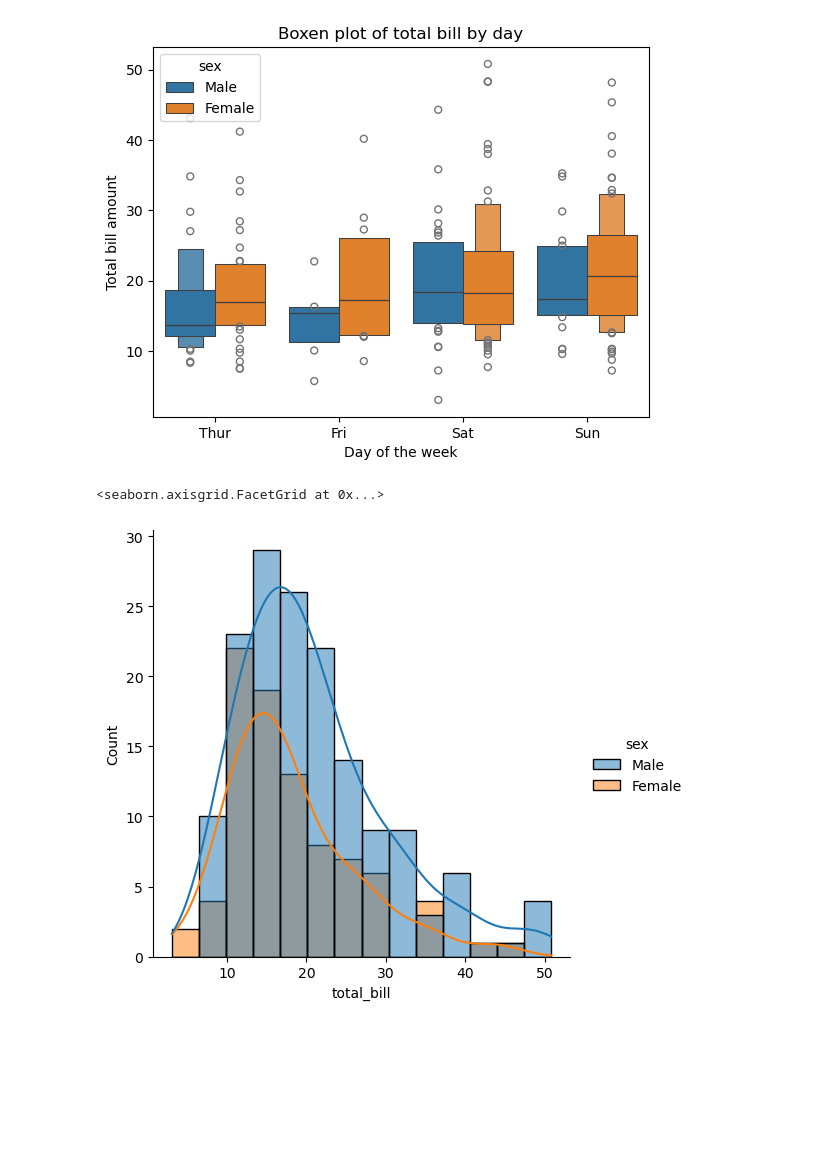
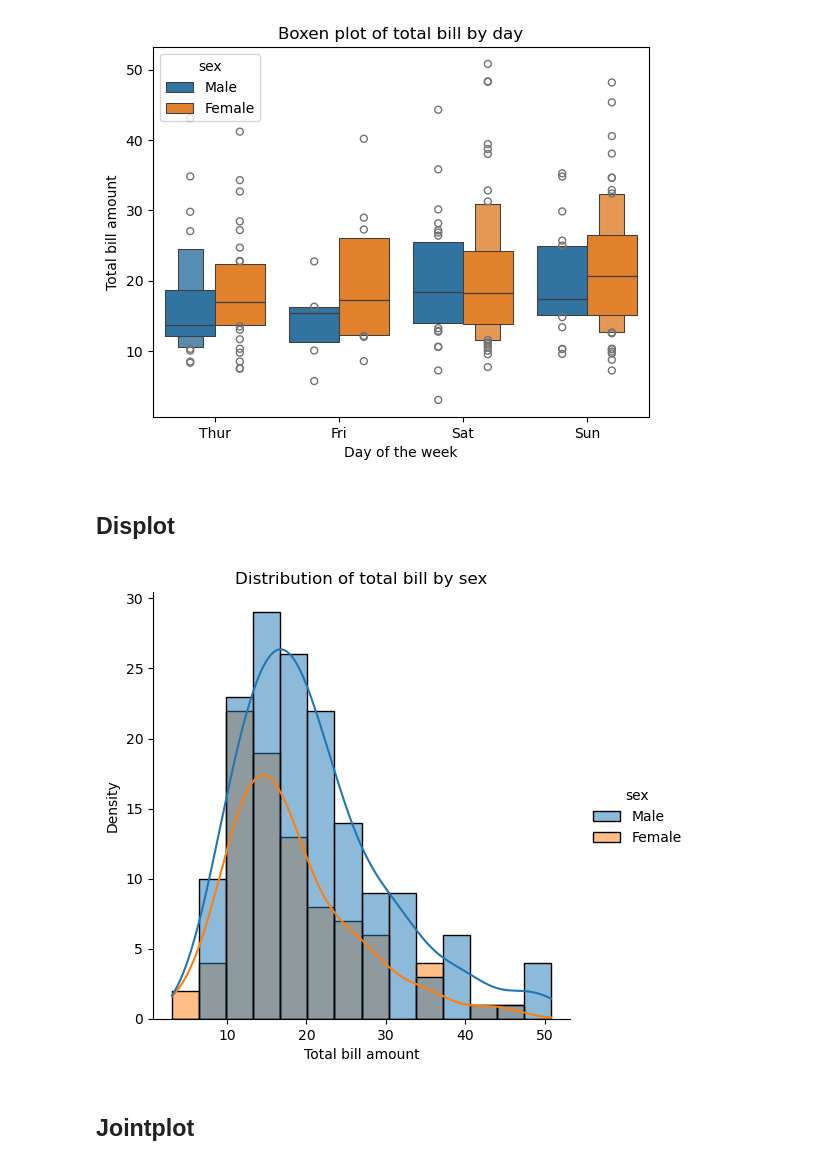
Before and after one commit to Jawad-Muzafar/Data-Visualization-, a Jupyter notebook: seaborn.ipynb, the cells around one changed output. Cells and saved outputs as stored; diff of their text form; code cells hidden in the pictures; blank space fills up the shorter version.

Commit message:
Update Seaborn

```diff
--- a/seaborn.ipynb
+++ b/seaborn.ipynb
@@ -6,6 +6,8 @@ import numpy as np
 import matplotlib.pyplot as plt
 import seaborn as sns
 import plotly.express as px
+sns.set_theme(style="whitegrid")
+plt.style.use("default")
 # %% [markdown]
 ## Loading dataset
 # %%
@@ -115,9 +121,16 @@ plt.ylabel('Total bill amount')
 plt.show()
 # %% [output]
 [figure]
+# %% [markdown]
+## **Displot**
 # %%
 sns.displot(data=df,x='total_bill',hue='sex',kde=True)
+plt.title('Distribution of total bill by sex')
+plt.xlabel('Total bill amount')
+plt.ylabel('Density')
+plt.show()
 # %% [output]
-<seaborn.axisgrid.FacetGrid at 0x...>
-[figure, old version]
+[figure, new version]
+# %% [markdown]
+## **Jointplot**
 # %%
```
Also changed, not shown: parts of 20 cells of this notebook.
